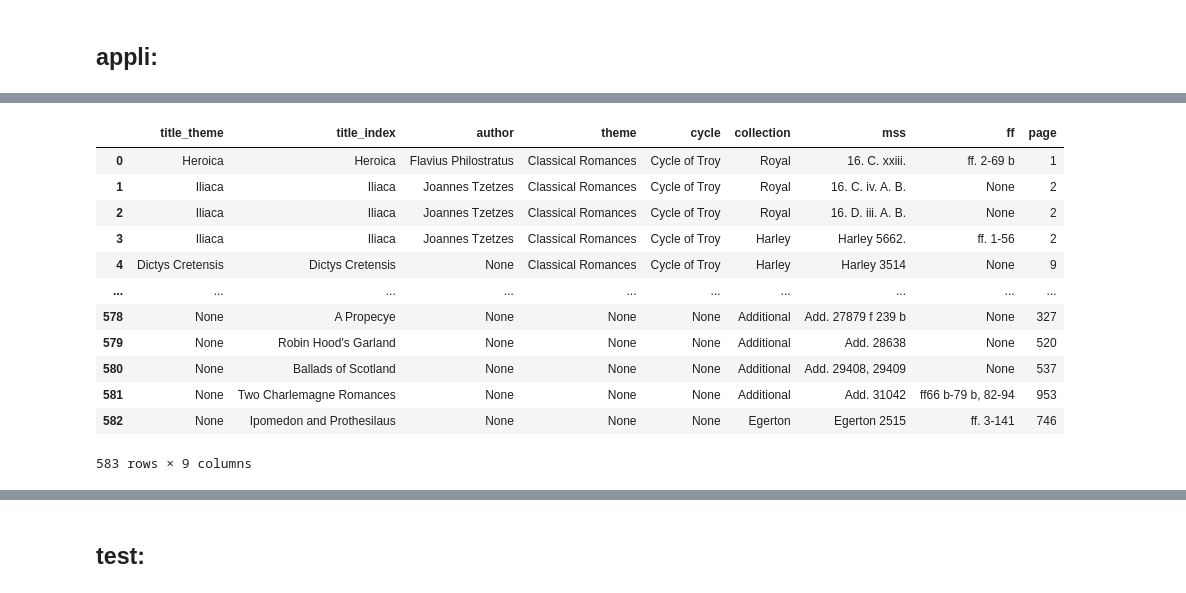
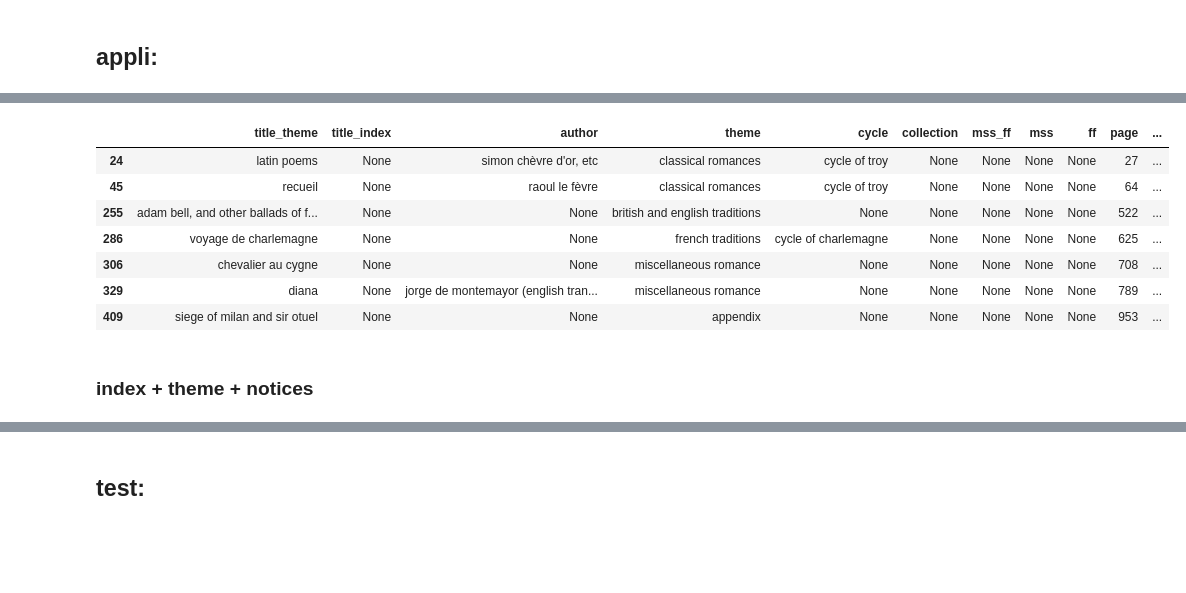
Before and after one commit to yeliu-dh/romance_catalogue_network, a Jupyter notebook: notebooks/test_combine.ipynb, the cells around one changed output, grey strips where cells are left out. Drawn from its saved outputs; the diff is of its cells as text; code cells hidden in the pictures; blank space fills up the shorter version.

```diff
--- a/notebooks/test_combine.ipynb
+++ b/notebooks/test_combine.ipynb
@@ -11,35 +40,12 @@ import re
 # %%
-## index_table(corrigé manuellement) => index_table_clean
 
+importlib.reload(combine_tables)
+from utils import combine_tables
+from utils.combine_tables import complie_index_table
 
-path_index_table="../"
-
-def split_by_ff(s: str):
-    if "ff" in s:
-        left, right = s.split("ff", 1)
-        return left.strip(), "ff" + right.strip()
-    return s.strip(), None
-
-index_table_clean={}
-for mss_cat, works in index_table.items():
-    for work in works:
-        title = work['name']
-        page = work['page']
-        mss_ff = work["mss"]
-
-        mss, ff = split_by_ff(mss_ff)
-
-        if title not in index_table_clean:
-            index_table_clean[title] = []# one title=> plu mss!
-
-        index_table_clean[title].append({
-            'collection':mss_cat,
-            'mss':mss,
-            'ff': ff,
-            'page': page
-        })
+index_table_clean=complie_index_table(index_table)
 
 print(index_table_clean.keys())
-with open("../results/index_table_clean1.json","w", encoding='utf-8')as f:
+with open("../results/vol1/vol1-index_table_clean.json","w", encoding='utf-8')as f:
     json.dump(index_table_clean, f, indent=2, ensure_ascii=False)
 index_table_clean
@@ -112,17 +96,17 @@ dict_keys(['Historia Regum Britanniae', 'Prophecy of Merlin Silvester', 'Letters
+# %%
+df_table
+# df_table[df_table['mss'].isna()]
+# df_table[["mss"]].value_counts(dropna=False)
+# %% [output]
+|  | title_theme | title_index | author | theme | cycle | collection | mss_ff | mss | ff | page | ... |
+| 24 | latin poems | None | simon chèvre d'or, etc | classical romances | cycle of troy | None | None | None | None | 27 | ... |
+| 45 | recueil | None | raoul le fèvre | classical romances | cycle of troy | None | None | None | None | 64 | ... |
+| 255 | adam bell, and other ballads of f... | None | None | british and english traditions | None | None | None | None | None | 522 | ... |
+| 286 | voyage de charlemagne | None | None | french traditions | cycle of charlemagne | None | None | None | None | 625 | ... |
+| 306 | chevalier au cygne | None | None | miscellaneous romance | None | None | None | None | None | 708 | ... |
+| 329 | diana | None | jorge de montemayor (english tran... | miscellaneous romance | None | None | None | None | None | 789 | ... |
+| 409 | siege of milan and sir otuel | None | None | appendix | None | None | None | None | None | 953 | ... |
 # %%
-display(df_table)
-df_table.to_csv("../results/combined_table.csv", index=False)
+df_table.to_csv("../results/vol1/vol1-combined_table.csv", index=False)
-# %% [output]
-|  | title_theme | title_index | author | theme | cycle | collection | mss | ff | page |
-| 0 | Heroica | Heroica | Flavius Philostratus | Classical Romances | Cycle of Troy | Royal | 16. C. xxiii. | ff. 2-69 b | 1 |
-| 1 | Iliaca | Iliaca | Joannes Tzetzes | Classical Romances | Cycle of Troy | Royal | 16. C. iv. A. B. | None | 2 |
-| 2 | Iliaca | Iliaca | Joannes Tzetzes | Classical Romances | Cycle of Troy | Royal | 16. D. iii. A. B. | None | 2 |
-| 3 | Iliaca | Iliaca | Joannes Tzetzes | Classical Romances | Cycle of Troy | Harley | Harley 5662. | ff. 1-56 | 2 |
-| 4 | Dictys Cretensis | Dictys Cretensis | None | Classical Romances | Cycle of Troy | Harley | Harley 3514 | None | 9 |
-| ... | ... | ... | ... | ... | ... | ... | ... | ... | ... |
-| 578 | None | A Propecye | None | None | None | Additional | Add. 27879 f 239 b | None | 327 |
-| 579 | None | Robin Hood's Garland | None | None | None | Additional | Add. 28638 | None | 520 |
-| 580 | None | Ballads of Scotland | None | None | None | Additional | Add. 29408, 29409 | None | 537 |
-| 581 | None | Two Charlemagne Romances | None | None | None | Additional | Add. 31042 | ff66 b-79 b, 82-94 | 953 |
-| 582 | None | Ipomedon and Prothesilaus | None | None | None | Egerton | Egerton 2515 | ff. 3-141 | 746 |
-583 rows × 9 columns
+# %% [markdown]
+### index + theme + notices
```
Also changed, not shown: parts of 11 cells of this notebook, 7 other files.
